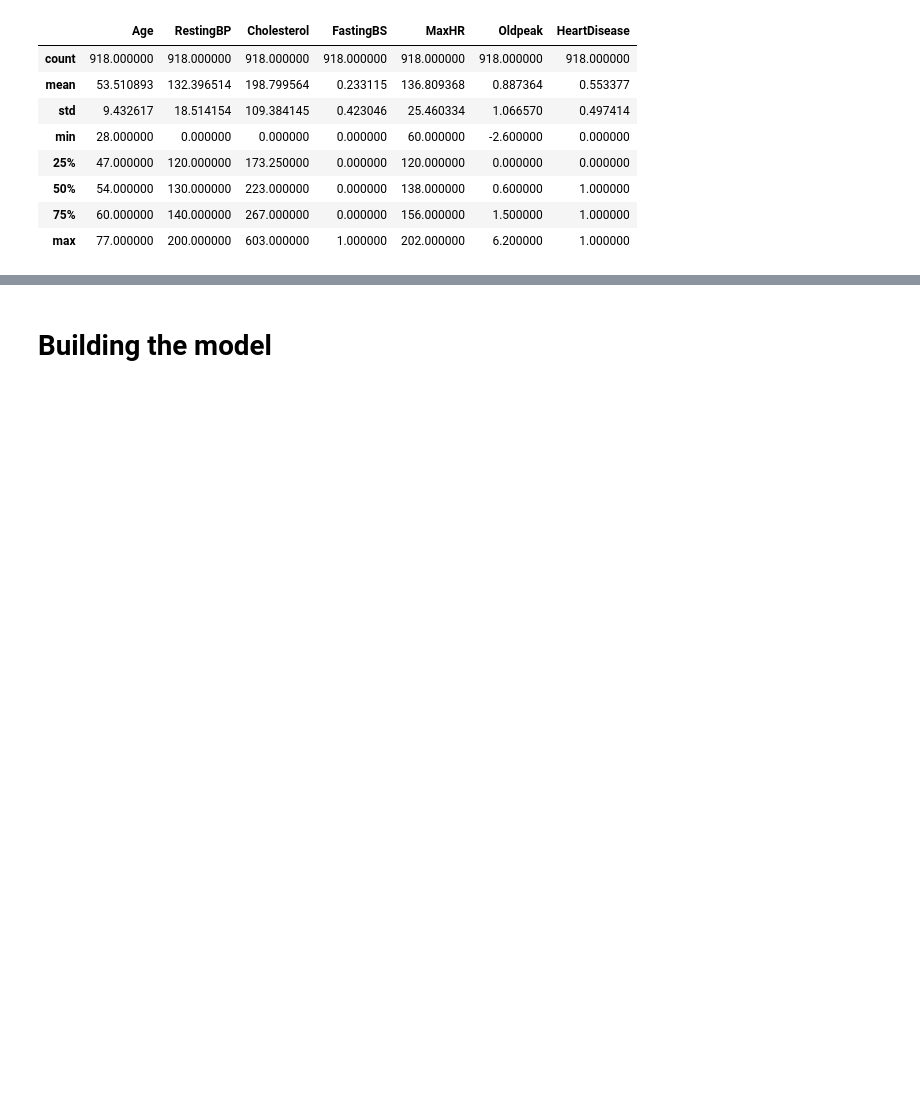
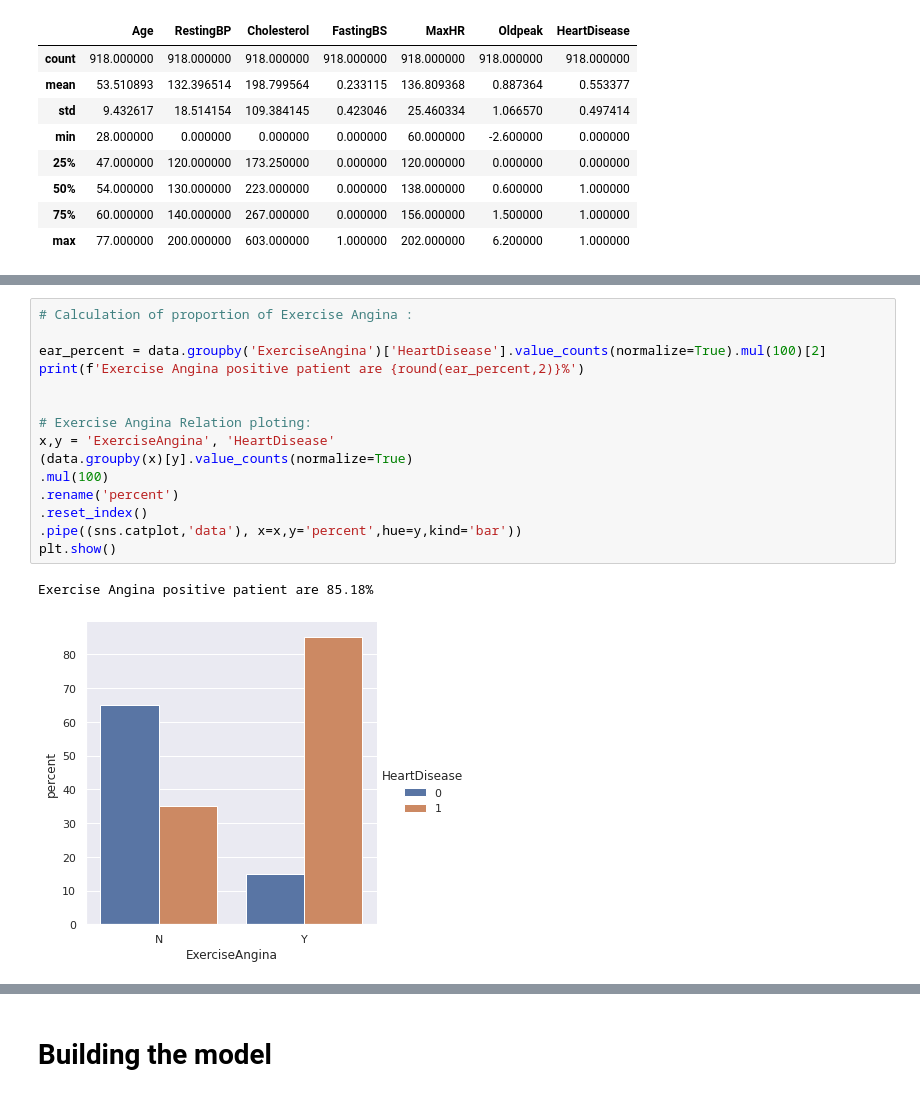
Before and after one commit to mdimran1/portfolio, a Jupyter notebook: Heart Desease/Eda & Predict.ipynb, the cells around one changed output, grey strips where cells are left out. Saved outputs shown, nothing was run; the diff lists cells and outputs as text; blank space fills up the shorter version.

```diff
--- a/Heart Desease/Eda & Predict.ipynb
+++ b/Heart Desease/Eda & Predict.ipynb
@@ -133,3 +144,21 @@ cat_cols = [col for col in data.columns if data[col].dtypes =='O']
 cat_cols
 # %% [output]
 ['Sex', 'ChestPainType', 'RestingECG', 'ExerciseAngina', 'ST_Slope']
+# %%
+# Calculation of proportion of Exercise Angina :
+
+ear_percent = data.groupby('ExerciseAngina')['HeartDisease'].value_counts(normalize=True).mul(100)[2]
+print(f'Exercise Angina positive patient are {round(ear_percent,2)}%')
+
+
+# Exercise Angina Relation ploting:
+x,y = 'ExerciseAngina', 'HeartDisease'
+(data.groupby(x)[y].value_counts(normalize=True)
+.mul(100)
+.rename('percent')
+.reset_index()
+.pipe((sns.catplot,'data'), x=x,y='percent',hue=y,kind='bar'))
+plt.show()
+# %% [output]
+Exercise Angina positive patient are 85.18%
+[figure, added]
```
Also changed, not shown: parts of 38 cells of this notebook.
